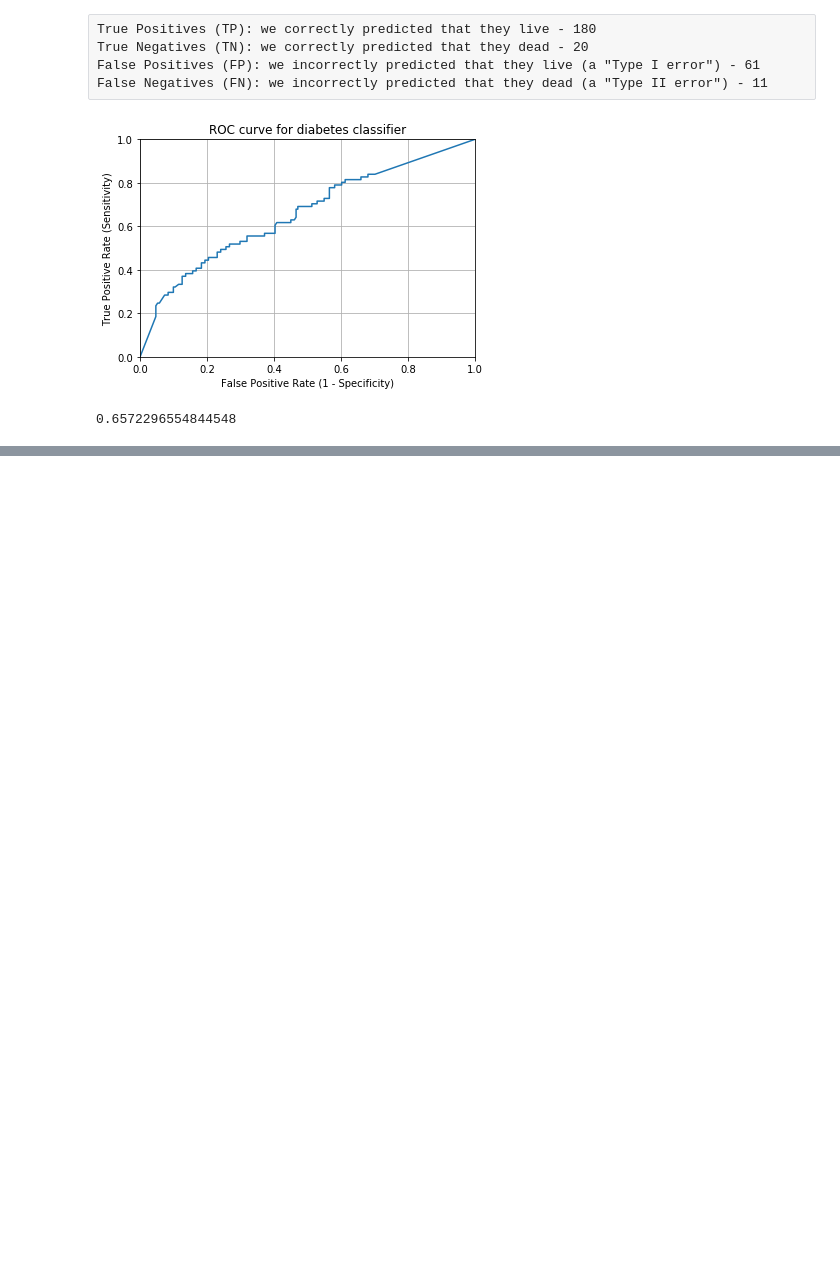
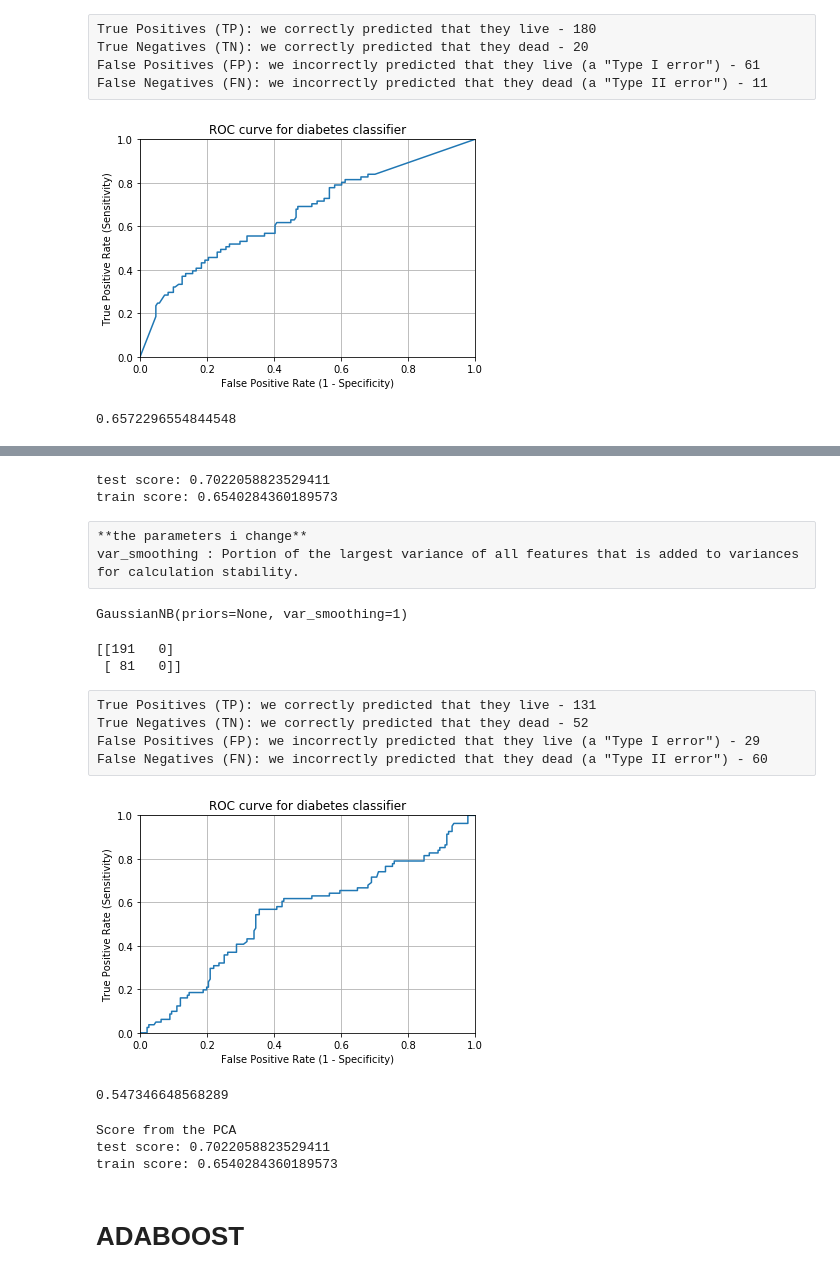
Before and after one commit to lilach199612/Game-of-Throne, a Jupyter notebook: game of throne.ipynb, the cells around one changed output, grey strips where cells are left out. Drawn from its saved outputs; the diff is of its cells as text; code cells hidden in the pictures; blank space fills up the shorter version.

```diff
--- a/game of throne.ipynb
+++ b/game of throne.ipynb
@@ -189,3 +217,11 @@ plt.grid(True)
 print(metrics.roc_auc_score(y_test, y_pred_prob))
 # %% [output]
 0.7168896645336436
+# %%
+pca = PCA()
+pca.fit(X_train)
+X_t_train = pca.transform(X_train)
+X_t_test = pca.transform(X_test)
+print("Score from the PCA")
+print("test score:",logreg.score(X_t_test,y_test))
+print("train score:",logreg.score(X_t_train,y_train))
@@ -238,0 +279,8 @@ print(metrics.roc_auc_score(y_test, y_pred_prob))
+# %%
+pca = PCA()
+pca.fit(X_train)
+X_t_train = pca.transform(X_train)
+X_t_test = pca.transform(X_test)
+print("Score from the PCA")
+print("test score:",svc.score(X_t_test,y_test))
+print("train score:",svc.score(X_t_train,y_train))
@@ -303,3 +355,11 @@ plt.grid(True)
 print(metrics.roc_auc_score(y_test, y_pred_prob))
 # %% [output]
 0.6572296554844548
+# %%
+pca = PCA()
+pca.fit(X_train)
+X_t_train = pca.transform(X_train)
+X_t_test = pca.transform(X_test)
+print("Score from the PCA")
+print("test score:",knn.score(X_t_test,y_test))
+print("train score:",knn.score(X_t_train,y_train))
@@ -305,0 +372,56 @@ print(metrics.roc_auc_score(y_test, y_pred_prob))
+# %%
+clf = GaussianNB(var_smoothing=1)
+clf=clf.fit(X_train,y_train)
+print("test score:",clf.score(X_test,y_test))
+print("train score:",clf.score(X_train,y_train))
+# %% [output]
+test score: 0.7022058823529411
+train score: 0.6540284360189573
+# %% [raw]
+**the parameters i change**
+var_smoothing : Portion of the largest variance of all features that is added to variances for calculation stability.
+# %%
+GaussianNB(var_smoothing=1)
+# %% [output]
+GaussianNB(priors=None, var_smoothing=1)
+# %%
+y_pred_class = clf.predict(X_test)
+print(metrics.confusion_matrix(y_test, y_pred_class))
+# %% [output]
+[[191   0]
+ [ 81   0]]
+# %% [raw]
+True Positives (TP): we correctly predicted that they live - 131
+True Negatives (TN): we correctly predicted that they dead - 52
+False Positives (FP): we incorrectly predicted that they live (a "Type I error") - 29
+False Negatives (FN): we incorrectly predicted that they dead (a "Type II error") - 60
+# %%
+y_pred_prob = clf.predict_proba(X_test)[:, 1]
+fpr, tpr, thresholds = metrics.roc_curve(y_test, y_pred_prob)
+plt.plot(fpr, tpr)
+plt.xlim([0.0, 1.0])
+plt.ylim([0.0, 1.0])
+plt.title('ROC curve for diabetes classifier')
+plt.xlabel('False Positive Rate (1 - Specificity)')
+plt.ylabel('True Positive Rate (Sensitivity)')
+plt.grid(True)
+# %% [output]
+[figure, added]
+# %%
+print(metrics.roc_auc_score(y_test, y_pred_prob))
+# %% [output]
+0.547346648568289
+# %%
+pca = PCA()
+pca.fit(X_train)
+X_t_train = pca.transform(X_train)
+X_t_test = pca.transform(X_test)
+print("Score from the PCA")
+print("test score:",clf.score(X_t_test,y_test))
+print("train score:",clf.score(X_t_train,y_train))
+# %% [output]
+Score from the PCA
+test score: 0.7022058823529411
+train score: 0.6540284360189573
+# %% [markdown]
+# ADABOOST
```
Also changed, not shown: parts of 17 cells of this notebook.
